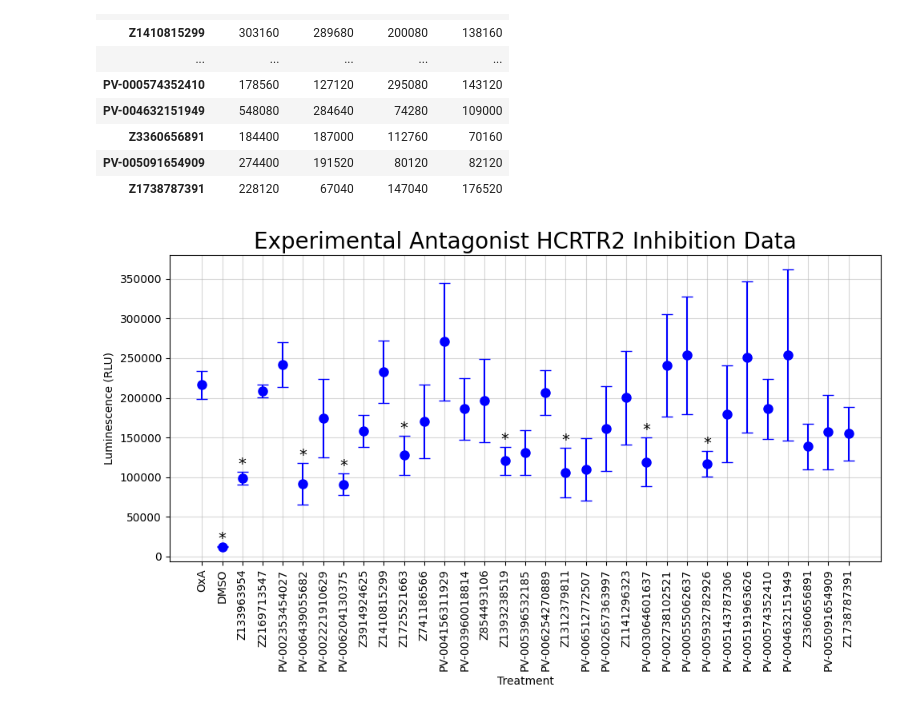
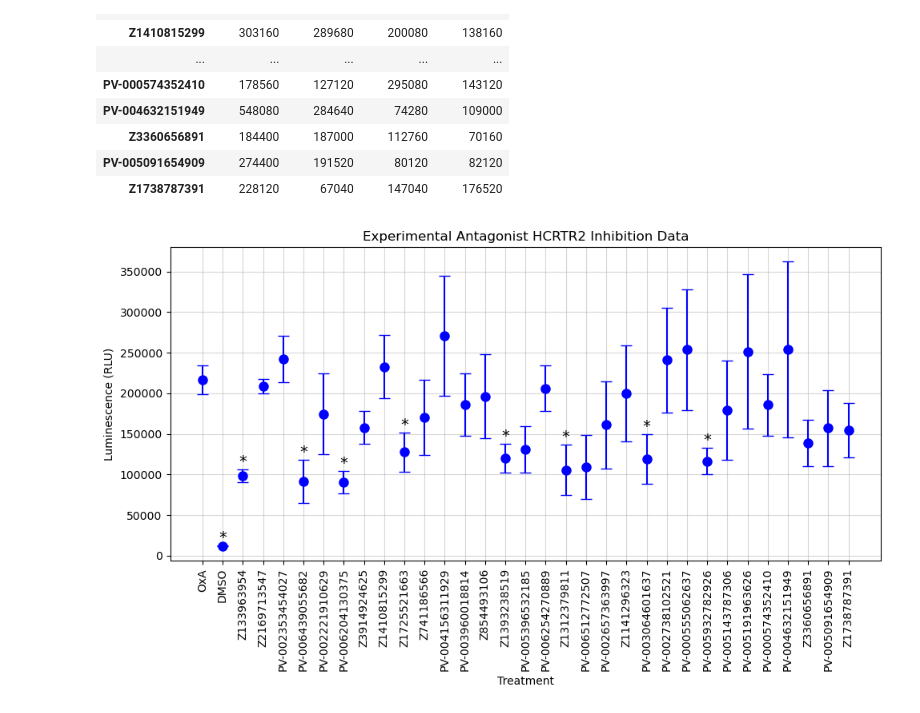
Before and after one commit to toadlover/ginsparg_thymelab_thesis, a Jupyter notebook: jupyter_notebooks/figure_making/presto_tango_data/1_10_25_antgonist_as_antagonist_preliminary_experiment/1_10_25_antgonist_as_antagonist_preliminary_experiment.ipynb, the cells around one changed output. Saved outputs shown, nothing was run; the diff lists cells and outputs as text; code cells hidden in the pictures.

```diff
--- a/jupyter_notebooks/figure_making/presto_tango_data/1_10_25_antgonist_as_antagonist_preliminary_experiment/1_10_25_antgonist_as_antagonist_preliminary_experiment.ipynb
+++ b/jupyter_notebooks/figure_making/presto_tango_data/1_10_25_antgonist_as_antagonist_preliminary_experiment/1_10_25_antgonist_as_antagonist_preliminary_experiment.ipynb
@@ -94,32 +95,32 @@ for i, drug in enumerate(drug_names):
 
 # Step 4: Plot the data with error bars
 plt.figure(figsize=(10, 6))
 
 # Specify a color for all data points (e.g., 'blue')
 color = 'blue'
 
 # Plot the drugs with error bars and set all data points to the same color
 for i, drug in enumerate(drug_names):
     plt.errorbar(
         [i], drug_means[i], yerr=drug_sems[i], fmt="o", label=drug, capsize=5, markersize=8, color=color
     )
 
 # Add asterisks for statistical significance
 for i, p_value in enumerate(p_values):
     if p_value < 0.05:
         plt.text(
             i, drug_means[i] + drug_sems[i], "*", ha="center", va="bottom", fontsize=14, color="black"
         )
 
 # Customize the plot
-plt.title('Experimental Antagonist HCRTR2 Inhibition Data', fontsize = 20)
+plt.title('Experimental Antagonist HCRTR2 Inhibition Data')
 plt.xlabel('Treatment')
 plt.ylabel('Luminescence (RLU)')
 plt.xticks(np.arange(len(drug_names)), drug_names, rotation=90, ha="center")
 plt.grid(alpha=0.5)
 plt.tight_layout()
 
 # Show the plot
 plt.show()
 # %% [output]
-[figure, old version]
+[figure, new version]
```
Also changed, not shown: parts of 1 cell of this notebook, 7 other files.
